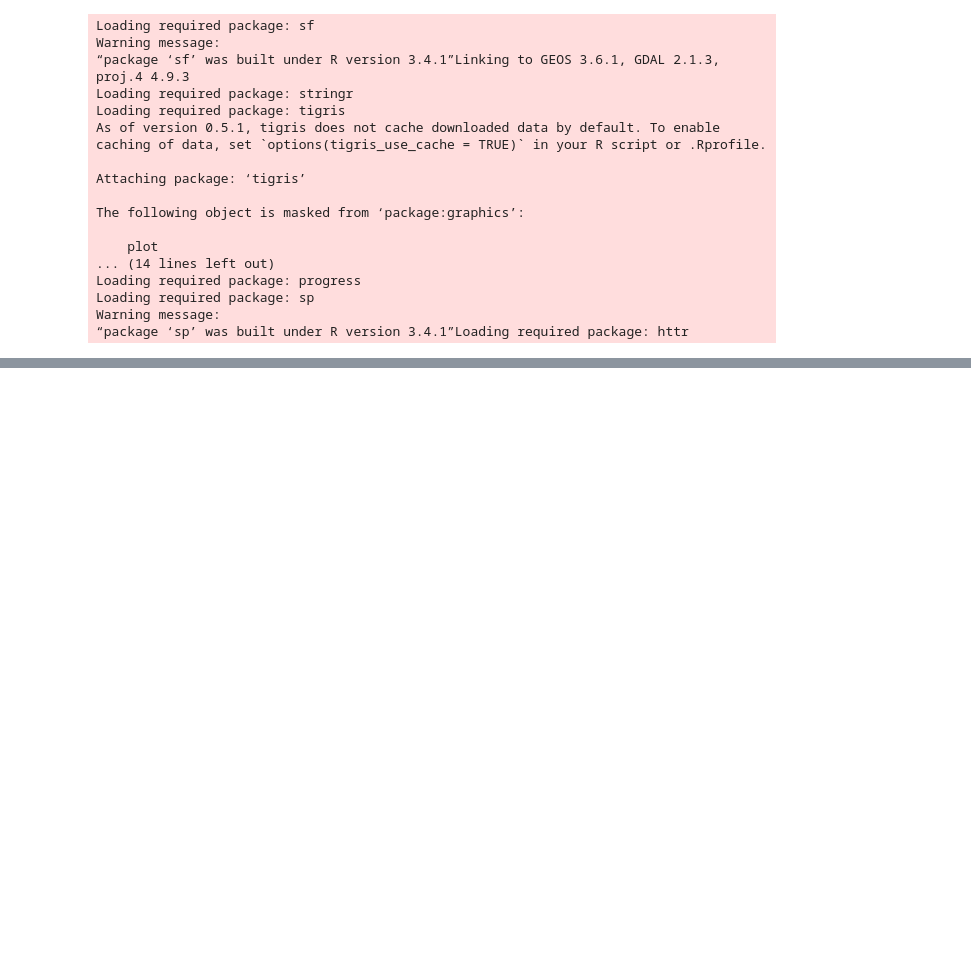
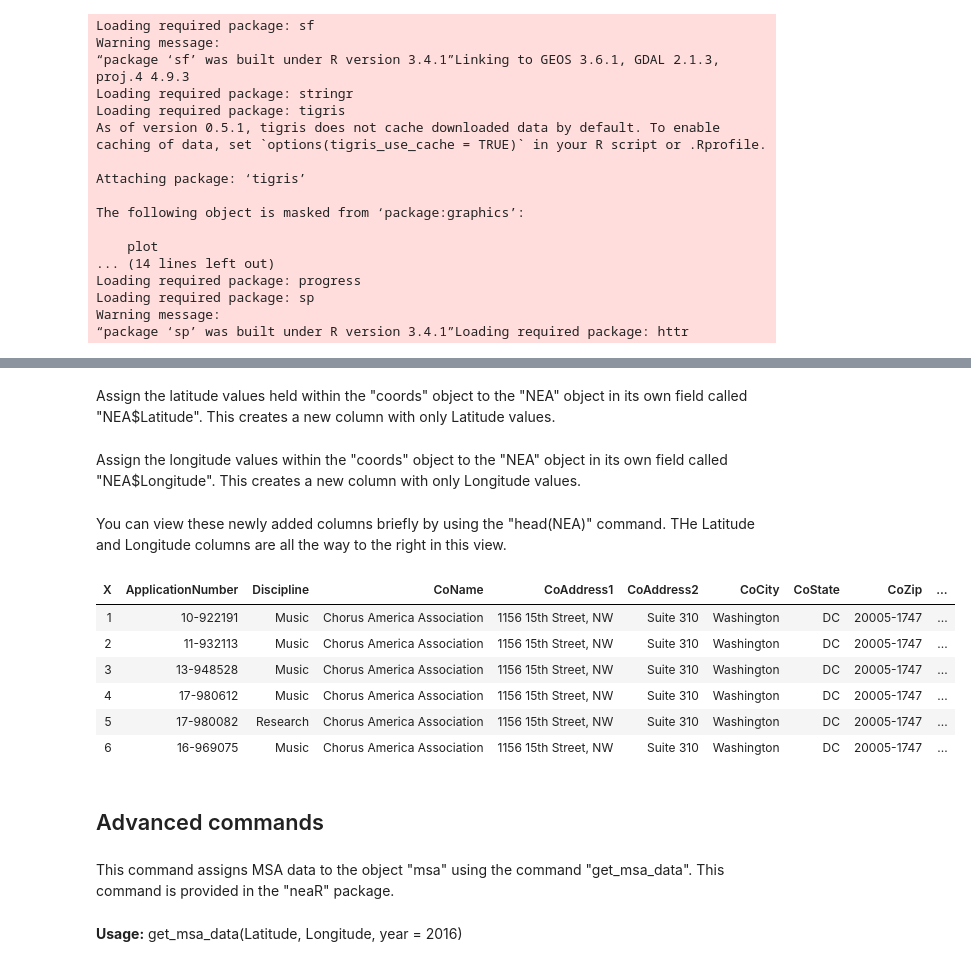
Before and after one commit to michelleplunkett/michelleplunkett.github.io, a Jupyter notebook: _notebooks/NK-Tutorial.ipynb, the cells around one changed output, grey strips where cells are left out. Saved outputs shown, nothing was run; the diff lists cells and outputs as text; code cells hidden in the pictures; blank space fills up the shorter version.

```diff
--- a/_notebooks/NK-Tutorial.ipynb
+++ b/_notebooks/NK-Tutorial.ipynb
@@ -75,0 +163,2 @@ Follow the steps for the rest of the tutorial.
+# %%
+NEA$address <- create_full_address(NEA, c("CoAddress1", "CoAddress2", "CoCity", "CoState", "CoZip"))
@@ -75,0 +167,26 @@ Follow the steps for the rest of the tutorial.
+# %%
+coords <- get_geocode_data(NEA$address)
+# %% [markdown]
+Assign the latitude values held within the "coords" object to the "NEA" object in its own field called "NEA$Latitude". This creates a new column with only Latitude values.
+# %%
+NEA$Latitude <- coords$lat
+# %% [markdown]
+Assign the longitude values within the "coords" object to the "NEA" object in its own field called "NEA$Longitude". This creates a new column with only Longitude values.
+# %%
+NEA$Longitude <- coords$lon
+# %% [markdown]
+You can view these newly added columns briefly by using the "head(NEA)" command. THe Latitude and Longitude columns are all the way to the right in this view.
+# %%
+head(NEA)
+# %% [output]
+| X | ApplicationNumber | Discipline | CoName | CoAddress1 | CoAddress2 | CoCity | CoState | CoZip | ... |
+| 1 | 10-922191 | Music | Chorus America Association | 1156 15th Street, NW | Suite 310 | Washington | DC | 20005-1747 | ... |
+| 2 | 11-932113 | Music | Chorus America Association | 1156 15th Street, NW | Suite 310 | Washington | DC | 20005-1747 | ... |
+| 3 | 13-948528 | Music | Chorus America Association | 1156 15th Street, NW | Suite 310 | Washington | DC | 20005-1747 | ... |
+| 4 | 17-980612 | Music | Chorus America Association | 1156 15th Street, NW | Suite 310 | Washington | DC | 20005-1747 | ... |
+| 5 | 17-980082 | Research | Chorus America Association | 1156 15th Street, NW | Suite 310 | Washington | DC | 20005-1747 | ... |
+| 6 | 16-969075 | Music | Chorus America Association | 1156 15th Street, NW | Suite 310 | Washington | DC | 20005-1747 | ... |
+# %% [markdown]
+## Advanced commands
+# %% [markdown]
+This command assigns MSA data to the object "msa" using the command "get_msa_data". This command is provided in the "neaR" package.
@@ -75,0 +195,2 @@ Follow the steps for the rest of the tutorial.
+# %% [markdown]
+**Usage:** get_msa_data(Latitude, Longitude, year = 2016)
```
Also changed, not shown: parts of 39 cells of this notebook.
